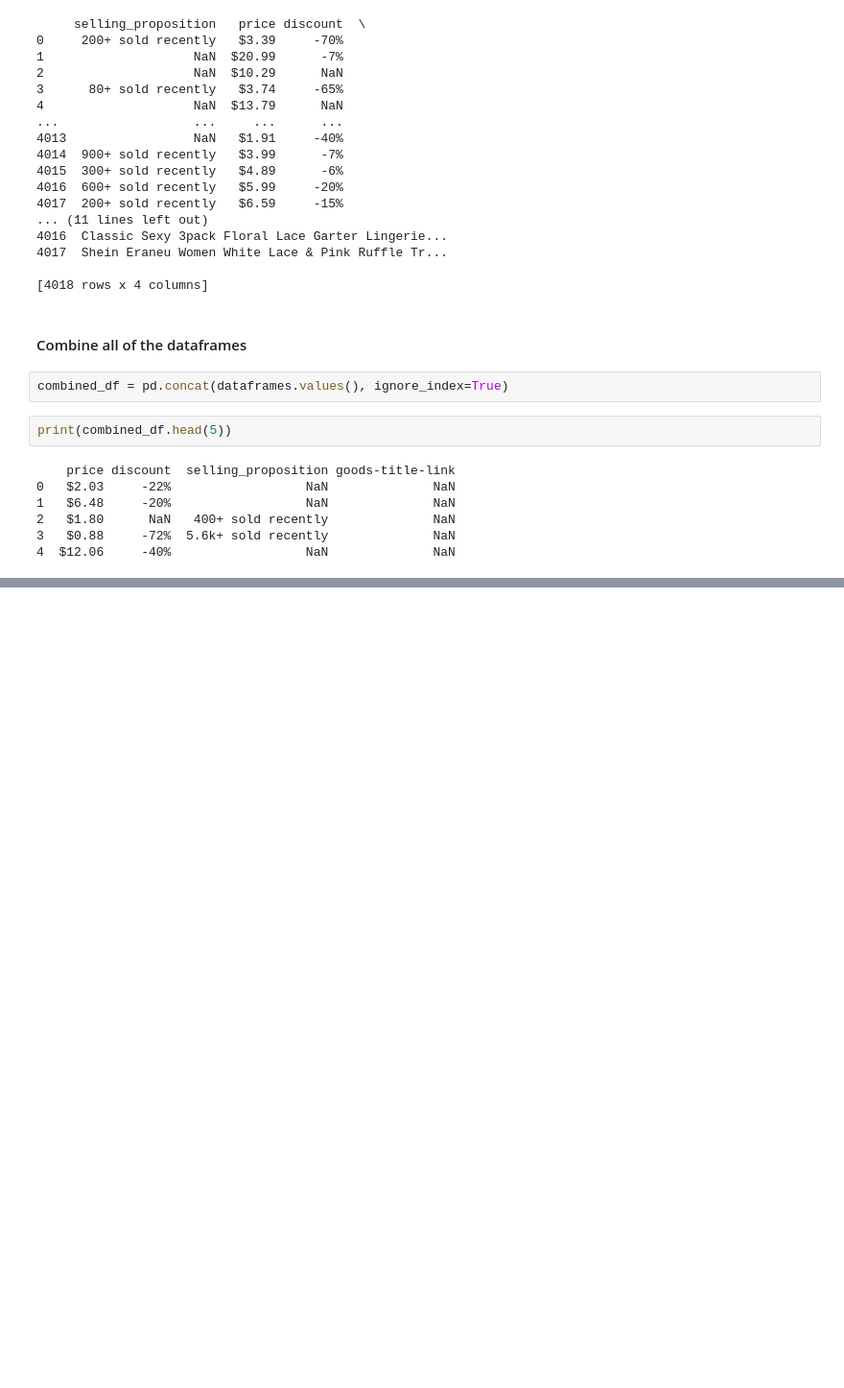
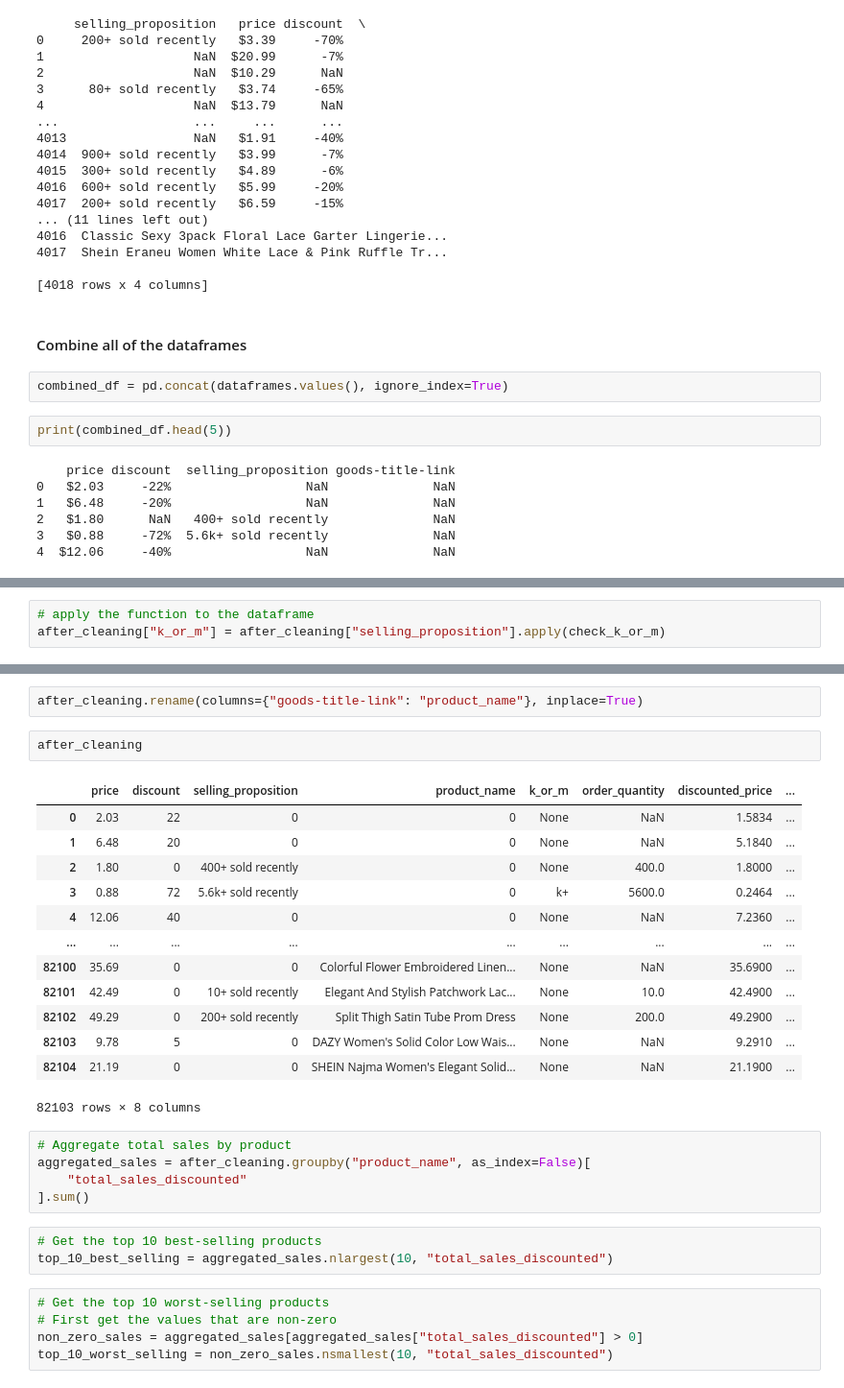
Before and after one commit to jericojr23/Dirty-E-Commerce-Data-Project, a Jupyter notebook: etl_pipeline.ipynb, the cells around one changed output, grey strips where cells are left out. Shown: that part at 96% size. Drawn from its saved outputs; the diff is of its cells as text; blank space fills up the shorter version.

```diff
--- a/etl_pipeline.ipynb
+++ b/etl_pipeline.ipynb
@@ -214,0 +381,3 @@ print(combined_df.shape)
+# %%
+# apply the function to the dataframe
+after_cleaning["k_or_m"] = after_cleaning["selling_proposition"].apply(check_k_or_m)
@@ -214,0 +482,31 @@ print(combined_df.shape)
+# %%
+after_cleaning.rename(columns={"goods-title-link": "product_name"}, inplace=True)
+# %%
+after_cleaning
+# %% [output]
+|  | price | discount | selling_proposition | product_name | k_or_m | order_quantity | discounted_price | ... |
+| 0 | 2.03 | 22 | 0 | 0 | None | NaN | 1.5834 | ... |
+| 1 | 6.48 | 20 | 0 | 0 | None | NaN | 5.1840 | ... |
+| 2 | 1.80 | 0 | 400+ sold recently | 0 | None | 400.0 | 1.8000 | ... |
+| 3 | 0.88 | 72 | 5.6k+ sold recently | 0 | k+ | 5600.0 | 0.2464 | ... |
+| 4 | 12.06 | 40 | 0 | 0 | None | NaN | 7.2360 | ... |
+| ... | ... | ... | ... | ... | ... | ... | ... | ... |
+| 82100 | 35.69 | 0 | 0 | Colorful Flower Embroidered Linen... | None | NaN | 35.6900 | ... |
+| 82101 | 42.49 | 0 | 10+ sold recently | Elegant And Stylish Patchwork Lac... | None | 10.0 | 42.4900 | ... |
+| 82102 | 49.29 | 0 | 200+ sold recently | Split Thigh Satin Tube Prom Dress | None | 200.0 | 49.2900 | ... |
+| 82103 | 9.78 | 5 | 0 | DAZY Women's Solid Color Low Wais... | None | NaN | 9.2910 | ... |
+| 82104 | 21.19 | 0 | 0 | SHEIN Najma Women's Elegant Solid... | None | NaN | 21.1900 | ... |
+82103 rows × 8 columns
+# %%
+# Aggregate total sales by product
+aggregated_sales = after_cleaning.groupby("product_name", as_index=False)[
+    "total_sales_discounted"
+].sum()
+# %%
+# Get the top 10 best-selling products
+top_10_best_selling = aggregated_sales.nlargest(10, "total_sales_discounted")
+# %%
+# Get the top 10 worst-selling products
+# First get the values that are non-zero
+non_zero_sales = aggregated_sales[aggregated_sales["total_sales_discounted"] > 0]
+top_10_worst_selling = non_zero_sales.nsmallest(10, "total_sales_discounted")
```
Also changed, not shown: parts of 35 cells of this notebook.
